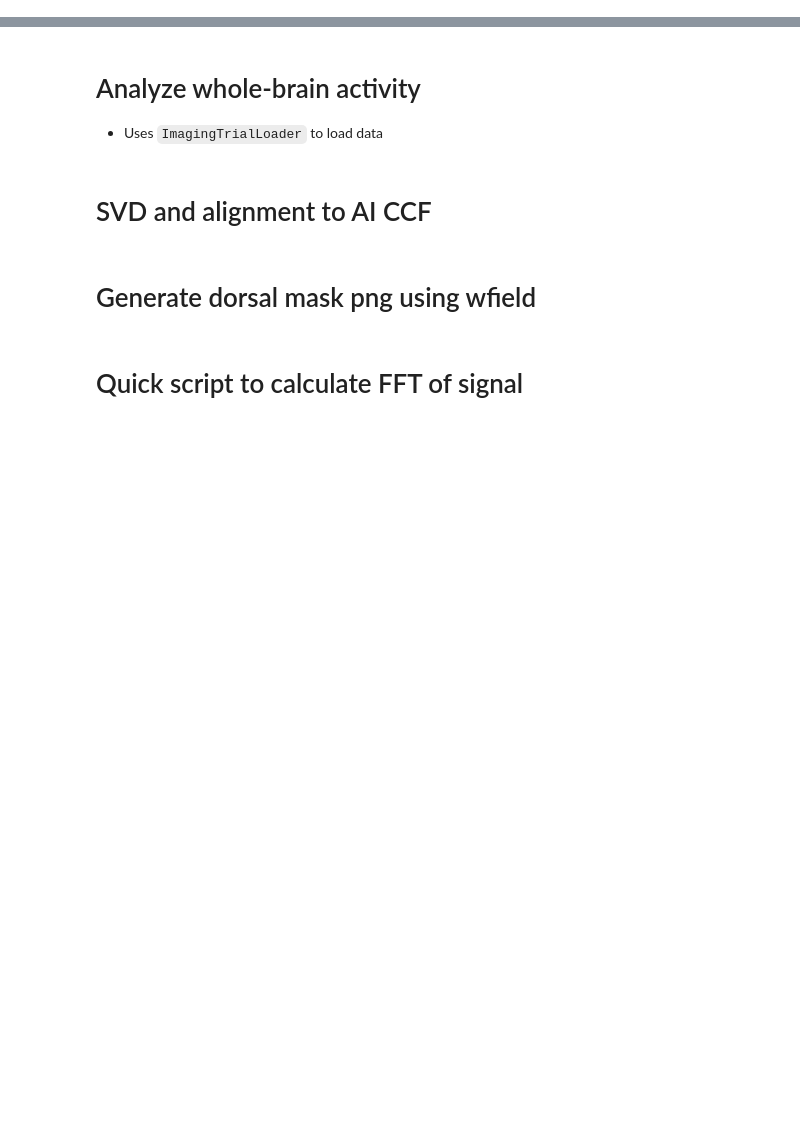
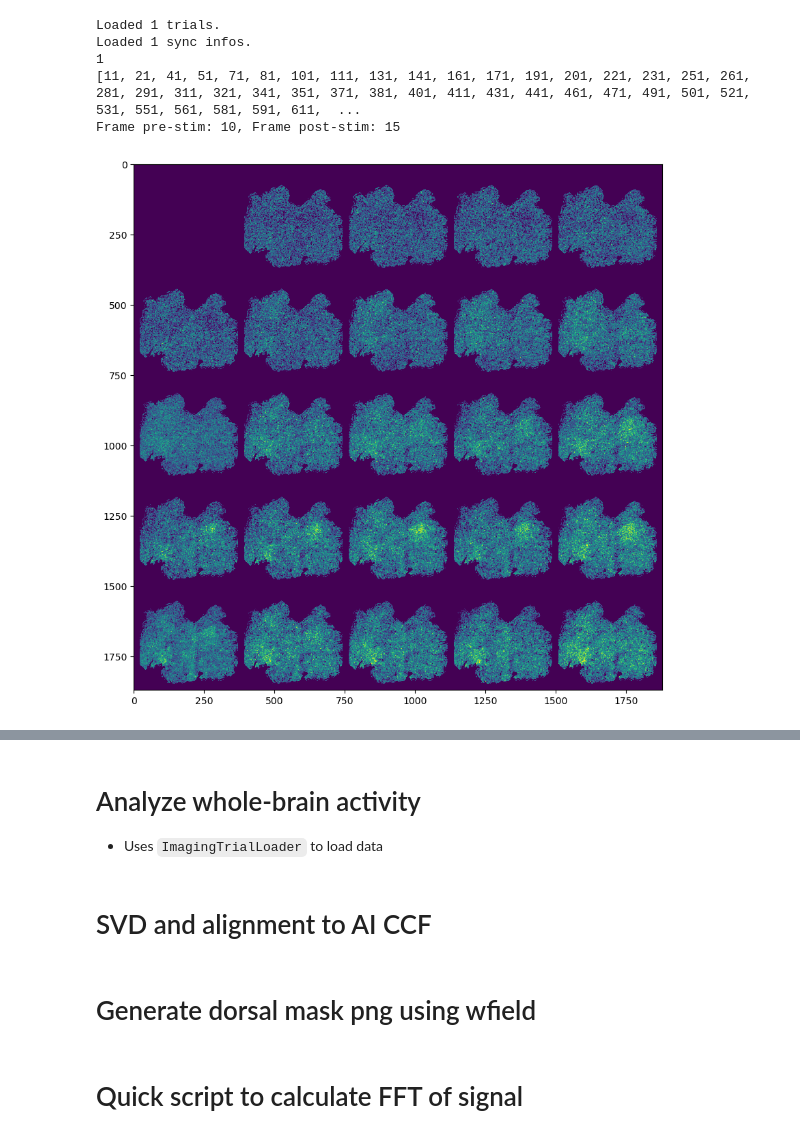
Before and after one commit to Arcadia-Science/2024-sensory-neuroimaging, a Jupyter notebook: notebooks/injection_analysis.ipynb, the cells around one changed output, grey strips where cells are left out. Cells and saved outputs as stored; diff of their text form; code cells hidden in the pictures; blank space fills up the shorter version.

Commit message:
func for stimulus-triggered average stacks

```diff
--- a/notebooks/injection_analysis.ipynb
+++ b/notebooks/injection_analysis.ipynb
@@ -0,0 +34,68 @@
+# %%
+from neuroprocessing.imagingtrials import ImagingTrialLoader
+import matplotlib.pyplot as plt
+import numpy as np
+from skimage import io
+params = {
+        "downsample_factor": 2,
+        "secs_before_stim": 0, # only process frames starting at X seconds before stimulus
+        "preprocess_prefix": "aligned_downsampled_",
+        "process_prefix": 'processed_',
+        "s3fs_toplvl_path": "/Users/ilya_arcadia/arcadia-neuroimaging-pruritogens/Videos",
+        "local_toplvl_path": "/Users/ilya_arcadia/Neuroimaging_local/Processed/Injections/",
+        "load_from_s3": False,
+        "save_to_s3": False,
+        'crop_px' : 20,
+        'bottom_percentile' : 5
+        }
+
+trials = ImagingTrialLoader(params)
+exp_dates, trial_names = trials.filter_exp_and_trial_dirs(exp_dir="2024-02-29",
+                                                          limb='RHL',
+                                                          rec_time='5min'
+                                                        )
+
+# f = trials.plot_montage(50,500,10, montage_hw=(7,30))
+sta_list = trials.get_sta_stacks(2, 5)
+
+from skimage.util import montage
+for sta in sta_list:
+        # plot mean intensity of image over time
+        # ax.plot(sta[:,:,220:260,220:260].mean(axis=(2,3)).T)
+        # ax[0].imshow(sta[:,15:,:,:].mean(axis=1).mean(axis=0))
+        # ax[1].imshow(sta[:,:10,:,:].mean(axis=1).mean(axis=0))
+
+        sta_mean = (sta - sta[:,0,:,:][:,np.newaxis,:,:]).mean(axis=0) # (sta - sta[:,0,:,:].mean(axis=0)).mean(axis=0)
+
+        n_plots = sta_mean.shape[0]
+
+        # fig, axs = plt.subplots(nrows = n_plots-1, figsize=(10,50))
+
+        # for i in range(sta_mean.shape[0]-1):
+        #         axs[i].imshow(sta_mean[i+1], cmap='viridis', vmin=30000,vmax=40000)
+        #         axs[i].axis('off')
+
+        f,ax = plt.subplots(1,1, figsize=(10,10))
+        ax.imshow(montage(sta_mean,
+                                 fill = 0,
+                                 padding_width = 20,
+                                 rescale_intensity=False,
+                                 grid_shape= None,
+                                 # cmap='viridis',
+                                 ),
+                        cmap='viridis',
+                        vmin=30000,
+                        vmax=40000
+                        )
+
+        # color bar
+
+        # plt.imshow(sta.mean(axis=0))
+        # plt.show()
+# %% [output]
+Loaded 1 trials.
+Loaded 1 sync infos.
+1
+[11, 21, 41, 51, 71, 81, 101, 111, 131, 141, 161, 171, 191, 201, 221, 231, 251, 261, 281, 291, 311, 321, 341, 351, 371, 381, 401, 411, 431, 441, 461, 471, 491, 501, 521, 531, 551, 561, 581, 591, 611,  ...
+Frame pre-stim: 10, Frame post-stim: 15
+[figure, added]
```
Also changed, not shown: parts of 12 cells of this notebook, 1 other file.
